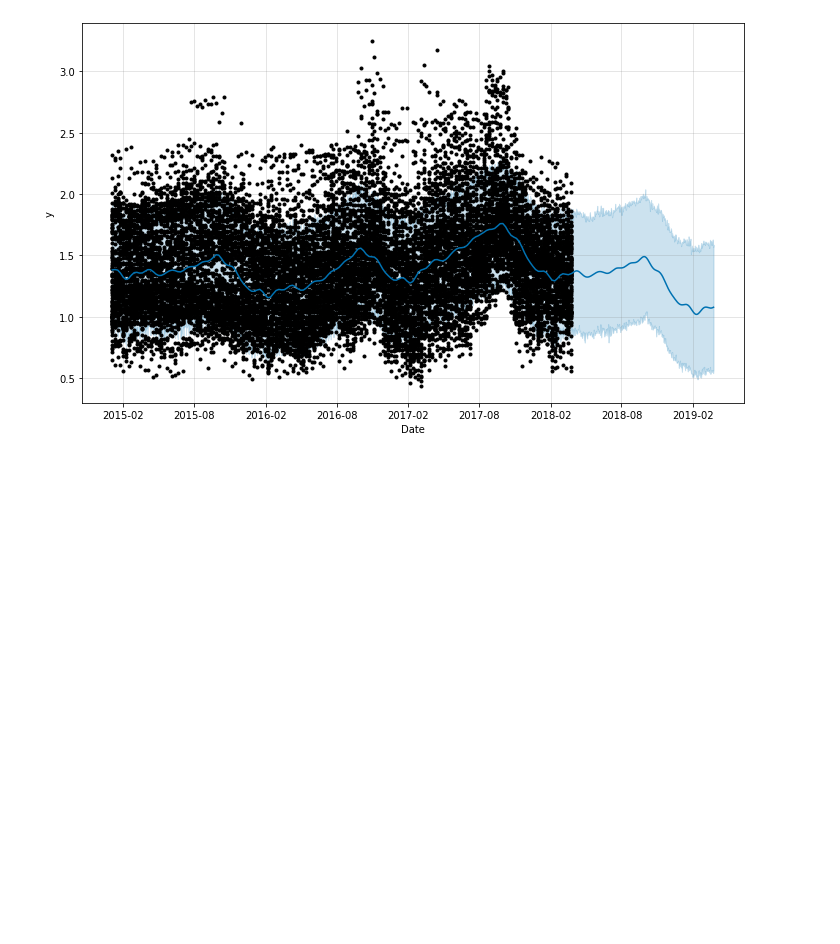
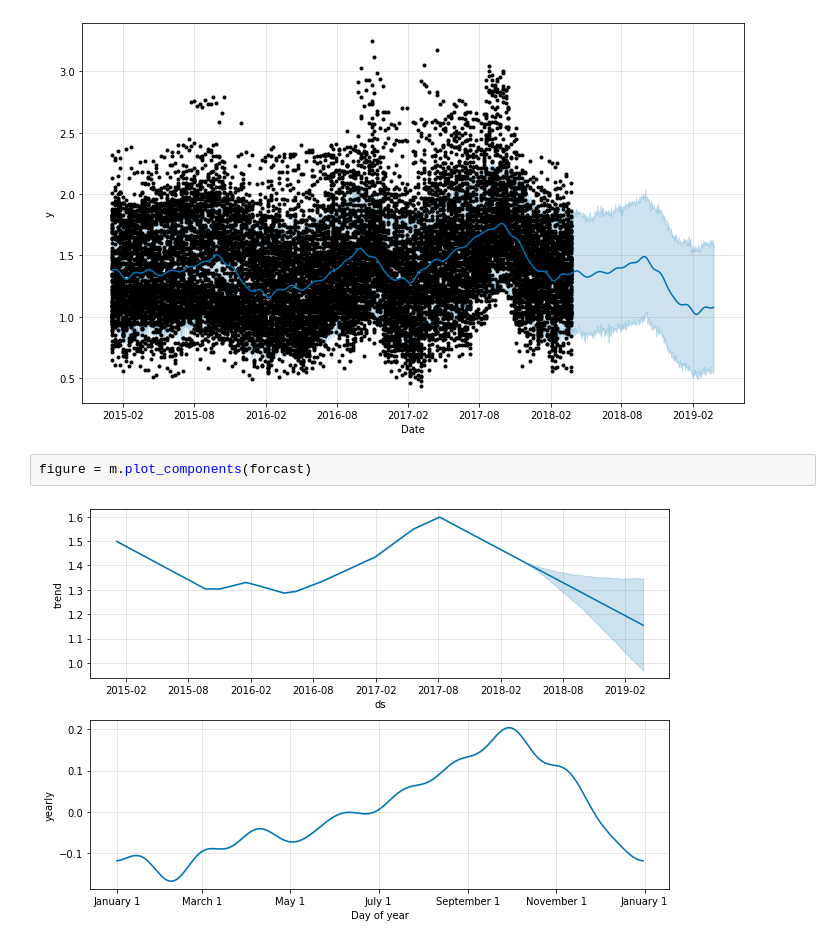
Before and after one commit to blurryface94/Predicting_Avocado_Prices_using_Prophet, a Jupyter notebook: Untitled.ipynb, the cells around one changed output. Saved outputs shown, nothing was run; the diff lists cells and outputs as text; blank space fills up the shorter version.

```diff
--- a/Untitled.ipynb
+++ b/Untitled.ipynb
@@ -145,3 +145,7 @@ forcast = m.predict(future)
 figure = m.plot(forcast, xlabel ='Date', ylabel ='y')
 # %% [output]
 [figure]
+# %%
+figure = m.plot_components(forcast)
+# %% [output]
+[figure, added]
```
